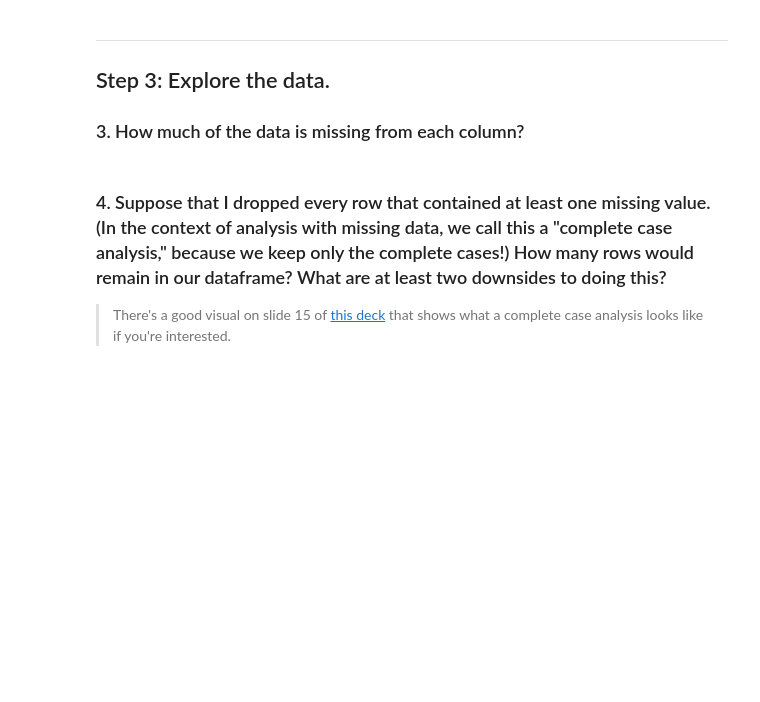
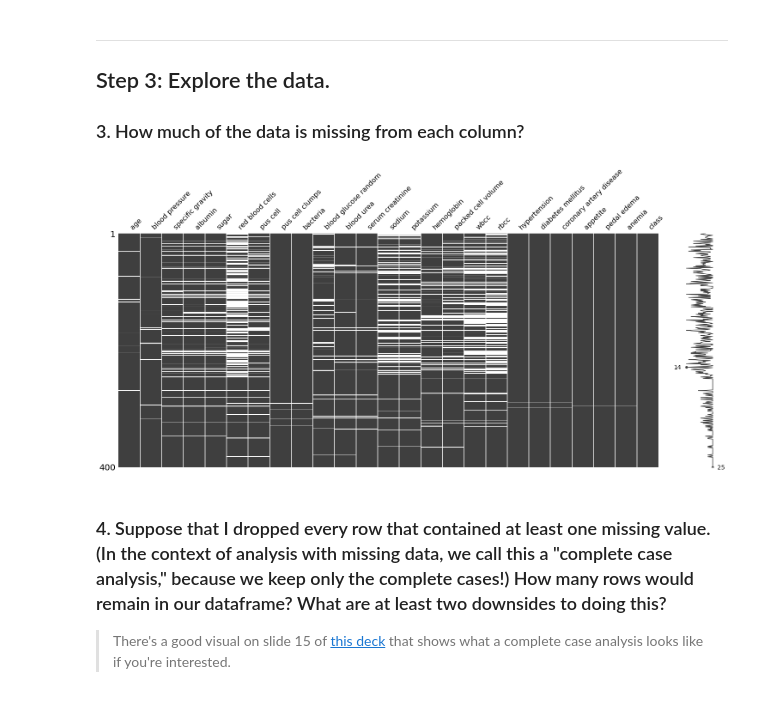
Before and after one commit to viviloaf/general-assembly, a Jupyter notebook: labs/4.02-lab-classification-model-evaluation-master/starter-code.ipynb, the cells around one changed output. Saved outputs shown, nothing was run; the diff lists cells and outputs as text; code cells hidden in the pictures; blank space fills up the shorter version.

```diff
--- a/labs/4.02-lab-classification-model-evaluation-master/starter-code.ipynb
+++ b/labs/4.02-lab-classification-model-evaluation-master/starter-code.ipynb
@@ -47,4 +55,38 @@ Your goal, as a research biostatistical data scientist at the nation's top hospi
+# %%
+data_raw = pd.read_csv('chronic_kidney_disease_full.csv')
+# %%
+df = data_raw.copy()
 # %% [markdown]
 ### 2. Check out the data dictionary. What are a few features or relationships you might be interested in checking out?
 # %% [markdown]
 Answer:
+# %%
+# This is for me to understand what these columns mean
+shorthand_to_longhand ={
+        'age':'age',
+		'bp':'blood pressure',
+		'sg':'specific gravity',
+		'al':'albumin',
+		'su':'sugar',
+		'rbc':'red blood cells',
+		'pc':'pus cell',
+		'pcc':'pus cell clumps',
+		'ba':'bacteria',
+		'bgr':'blood glucose random',
+		'bu':'blood urea',
+		'sc':'serum creatinine',
+		'sod':'sodium',
+		'pot':'potassium',
+		'hemo':'hemoglobin',
+		'pcv':'packed cell volume',
+		'wc':'white blood cell count',
+		'rc':'red blood cell count',
+		'htn':'hypertension',
+		'dm':'diabetes mellitus',
+		'cad':'coronary artery disease',
+		'appet':'appetite',
+		'pe':'pedal edema',
+		'ane':'anemia',
+}
+# %%
+df_verbose = df.rename(mapper=shorthand_to_longhand, axis=1)
@@ -54,6 +355,11 @@ Answer:
 ## Step 3: Explore the data.
 
 ### 3. How much of the data is missing from each column?
+# %%
+# Let's have a graphical look
+msno.matrix(df_verbose);
+# %% [output]
+[figure, added]
 # %% [markdown]
 ### 4. Suppose that I dropped every row that contained at least one missing value. (In the context of analysis with missing data, we call this a "complete case analysis," because we keep only the complete cases!) How many rows would remain in our dataframe? What are at least two downsides to doing this?
 
```
Also changed, not shown: parts of 82 cells of this notebook.
